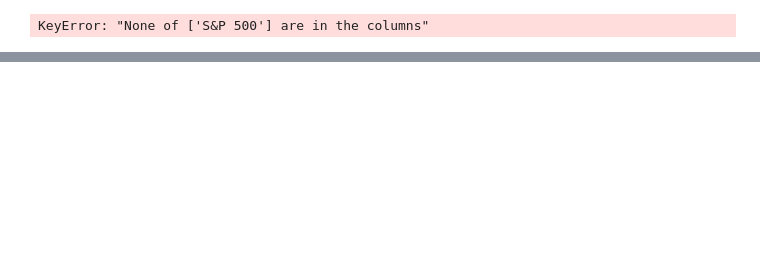
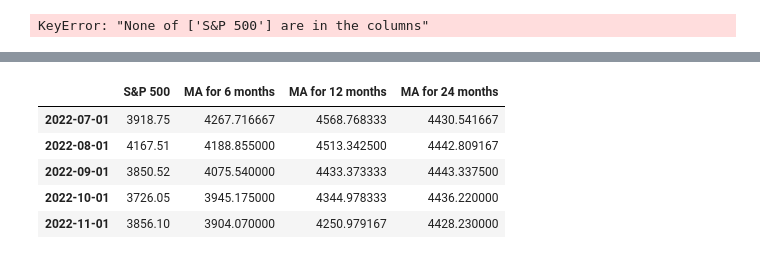
Before and after one commit to RaphHer/Project_Final_Ironhack, a Jupyter notebook: 5. Quandl Visualization .ipynb, the cells around one changed output, grey strips where cells are left out. Saved outputs shown, nothing was run; the diff lists cells and outputs as text; code cells hidden in the pictures; blank space fills up the shorter version.

```diff
--- a/5. Quandl Visualization .ipynb
+++ b/5. Quandl Visualization .ipynb
@@ -383,0 +408,16 @@ KeyError: "None of ['S&P 500'] are in the columns"
+# %%
+ma_months = [6,12,24]
+
+for ma in ma_months:
+    column_name = "MA for %s months" %(str(ma))
+
+    df_merged[column_name] = df_merged['S&P 500'].rolling(window=ma,center=False).mean()
+
+df_merged.tail()
+# %% [output]
+|  | S&P 500 | MA for 6 months | MA for 12 months | MA for 24 months |
+| 2022-07-01 | 3918.75 | 4267.716667 | 4568.768333 | 4430.541667 |
+| 2022-08-01 | 4167.51 | 4188.855000 | 4513.342500 | 4442.809167 |
+| 2022-09-01 | 3850.52 | 4075.540000 | 4433.373333 | 4443.337500 |
+| 2022-10-01 | 3726.05 | 3945.175000 | 4344.978333 | 4436.220000 |
+| 2022-11-01 | 3856.10 | 3904.070000 | 4250.979167 | 4428.230000 |
```
Also changed, not shown: parts of 10 cells of this notebook, 3 other files.
